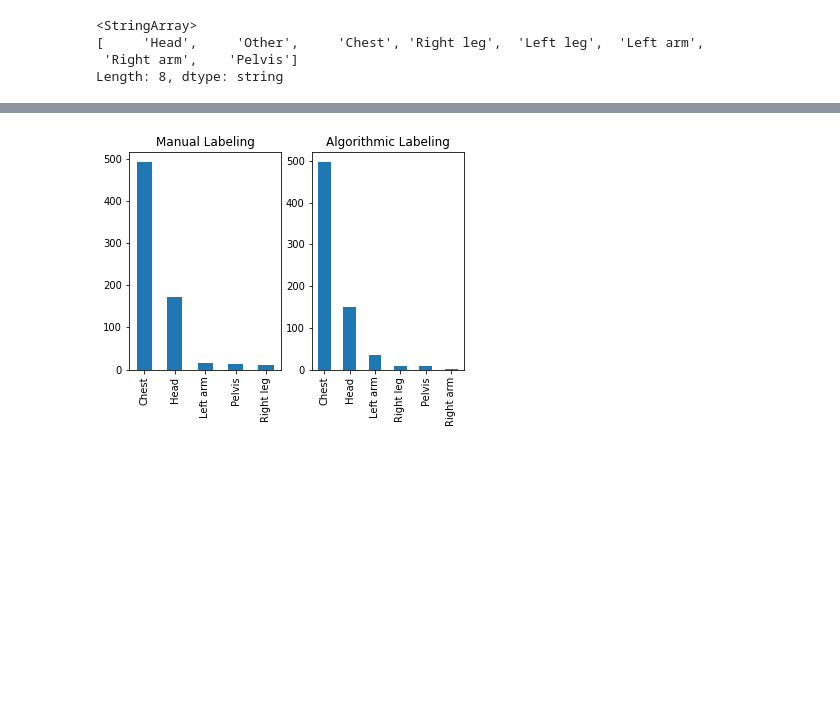
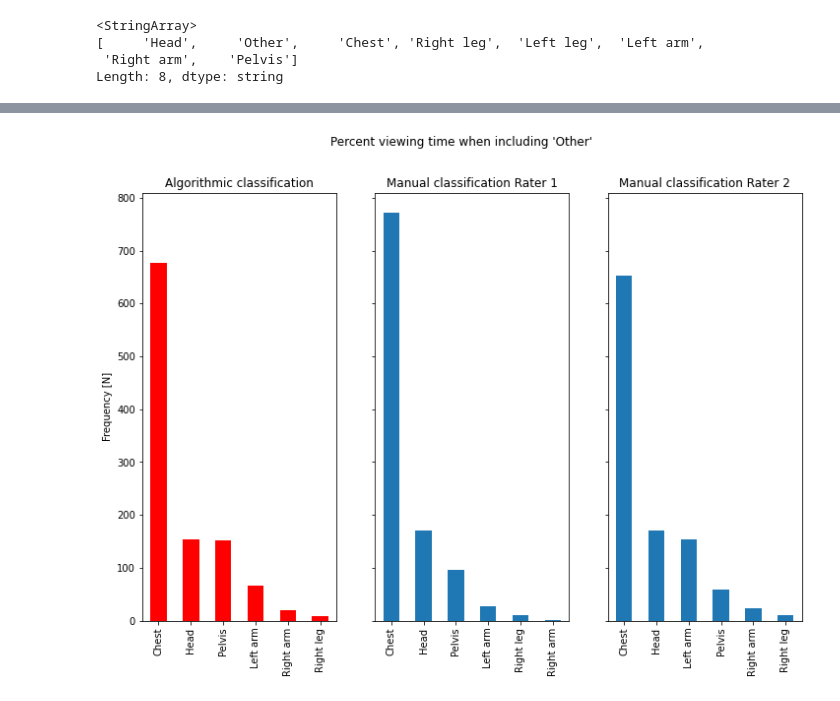
Before and after one commit to footballdaniel/AlgorithmicValidation, a Jupyter notebook: _dataInterpretation/results.ipynb, the cells around one changed output, grey strips where cells are left out. Cells and saved outputs as stored; diff of their text form; code cells hidden in the pictures; blank space fills up the shorter version.

```diff
--- a/_dataInterpretation/results.ipynb
+++ b/_dataInterpretation/results.ipynb
@@ -87,14 +87,21 @@ print(df_rater2.Correct.sum() / len(df_rater2.Correct))
-# %%
-%matplotlib inline
-
-fig, axes = plt.subplots(nrows=1, ncols=2)
-
-df['Label'].value_counts().plot(kind = 'bar', ax = axes[0])
-df['AOI'].value_counts().plot(kind = 'bar', ax = axes[1])
-
-axes[0].set_title("Manual Labeling")
-axes[1].set_title("Algorithmic Labeling")
-
-plt.savefig("Validation_Daniel.png", bbox_inches='tight')
-# %% [output]
-[figure, removed]
+# %%
+# When including "Other" catergory
+%matplotlib inline
+
+fig, axes = plt.subplots(nrows=1, ncols=3, figsize = (12,8), sharey = True)
+
+# df.loc[df.Rater == "Rater1", :].head()
+
+df.loc[df.Rater == "Rater1", 'AOI'].value_counts().plot(kind = 'bar', ax = axes[0], color = 'red') # Take only half of the count since the rows are duplicated
+df.loc[df.Rater == "Rater1", 'Label'].value_counts().plot(kind = 'bar', ax = axes[1])
+df.loc[df.Rater == "Rater2", 'Label'].value_counts().plot(kind = 'bar', ax = axes[2])
+
+axes[0].set_title("Algorithmic classification")
+axes[1].set_title("Manual classification Rater 1")
+axes[2].set_title("Manual classification Rater 2")
+axes[0].set_ylabel("Frequency [N]")
+
+fig.suptitle("Percent viewing time when including 'Other'")
+fig.savefig("AOI_Other.png", bbox_inches='tight')
+# %% [output]
+[figure, added]
```
Also changed, not shown: parts of 2 cells of this notebook, 27 other files.
